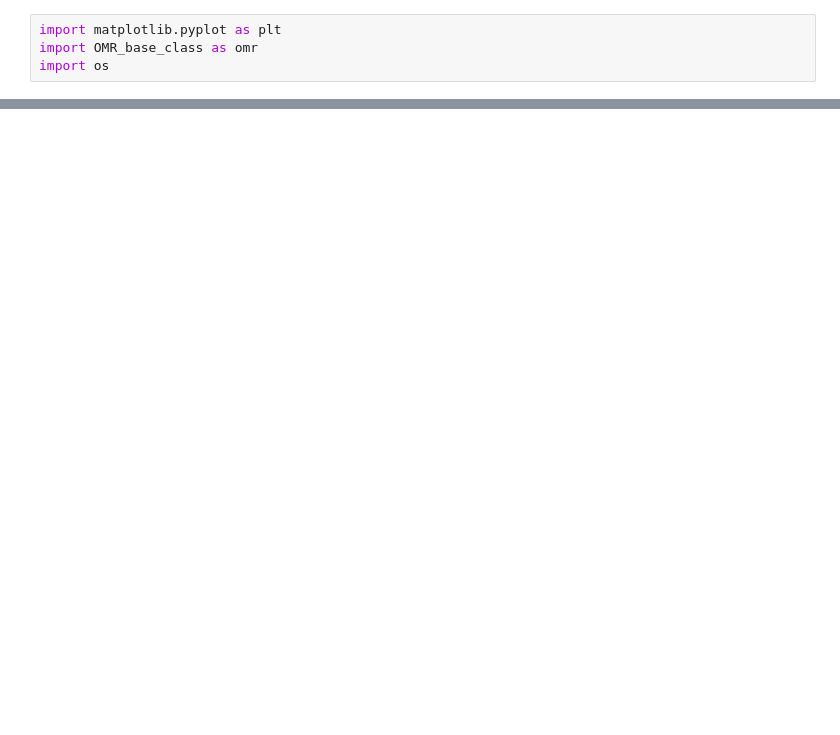
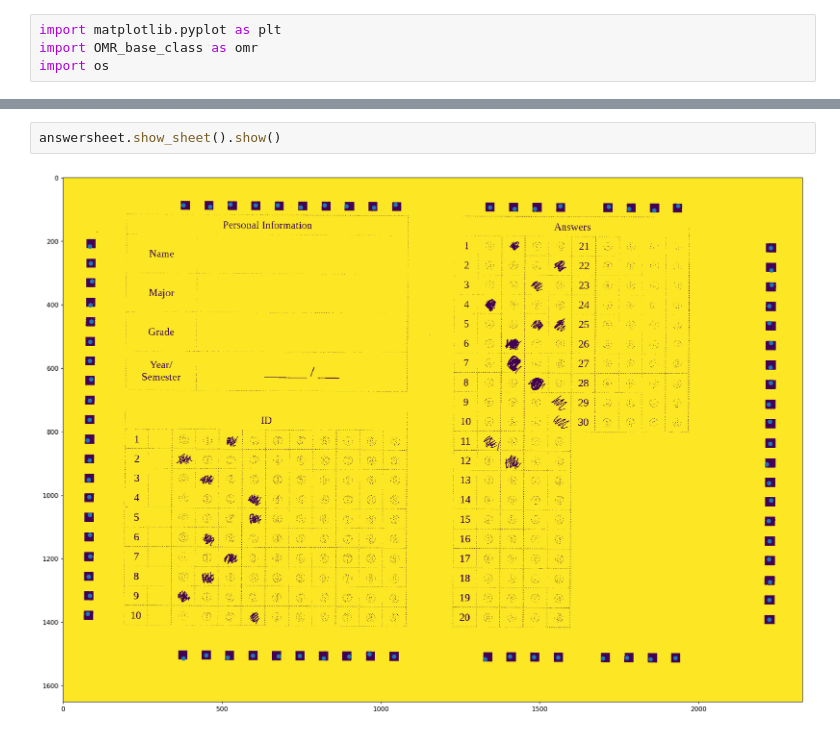
Before and after one commit to Platinum78/omr, a Jupyter notebook: OMR.ipynb, the cells around one changed output, grey strips where cells are left out. Cells and saved outputs as stored; diff of their text form; blank space fills up the shorter version.

```diff
--- a/OMR.ipynb
+++ b/OMR.ipynb
@@ -14,3 +17,7 @@ Solutions:  [[2], [1], [3], [2], [4], [3], [1], [2], [3], [1], [4], [2], [1], [3
+# %%
+answersheet.show_sheet().show()
+# %% [output]
+[figure, added]
 # %%
 filenames = os.listdir(BASE_DIR)
 sheet = omr.OMR_Sheet()
```
Also changed, not shown: parts of 3 cells of this notebook, 1 other file.
